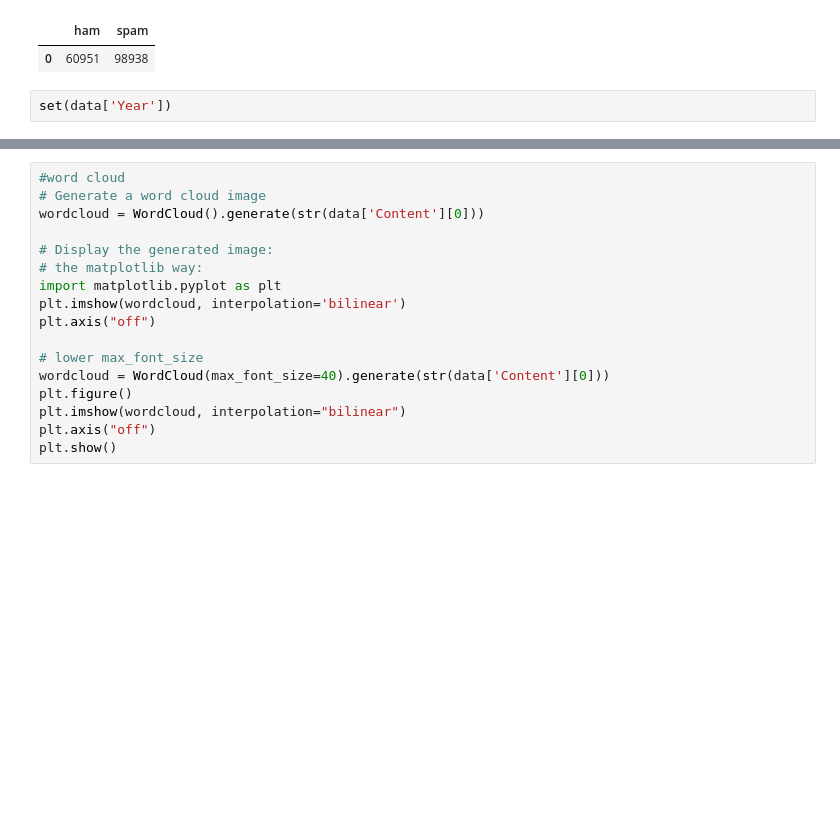
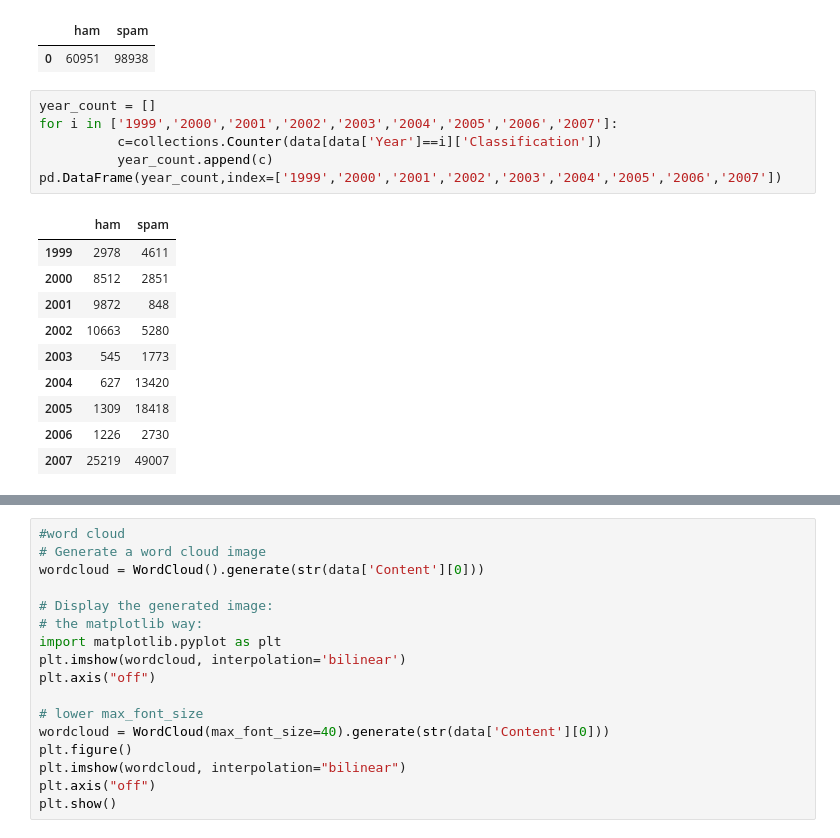
Before and after one commit to aenni0409/208-final-project-kapa, a Jupyter notebook: STA208_Project_Anita_Analysis.ipynb, the cells around one changed output, grey strips where cells are left out. Drawn from its saved outputs; the diff is of its cells as text; blank space fills up the shorter version.

```diff
--- a/STA208_Project_Anita_Analysis.ipynb
+++ b/STA208_Project_Anita_Analysis.ipynb
@@ -44,5 +43,20 @@ pd.DataFrame({'ham': c['ham'],'spam':c['spam']},index=[0])
 # %% [output]
 |  | ham | spam |
 | 0 | 60951 | 98938 |
-# %%
-set(data['Year'])
+# %%
+year_count = []
+for i in ['1999','2000','2001','2002','2003','2004','2005','2006','2007']:
+          c=collections.Counter(data[data['Year']==i]['Classification'])
+          year_count.append(c)
+pd.DataFrame(year_count,index=['1999','2000','2001','2002','2003','2004','2005','2006','2007'])
+# %% [output]
+|  | ham | spam |
+| 1999 | 2978 | 4611 |
+| 2000 | 8512 | 2851 |
+| 2001 | 9872 | 848 |
+| 2002 | 10663 | 5280 |
+| 2003 | 545 | 1773 |
+| 2004 | 627 | 13420 |
+| 2005 | 1309 | 18418 |
+| 2006 | 1226 | 2730 |
+| 2007 | 25219 | 49007 |
```
Also changed, not shown: parts of 9 cells of this notebook.
